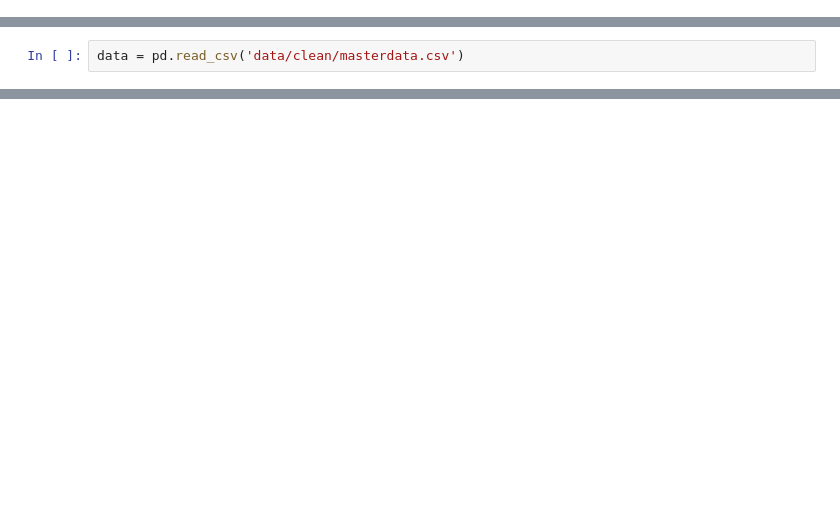
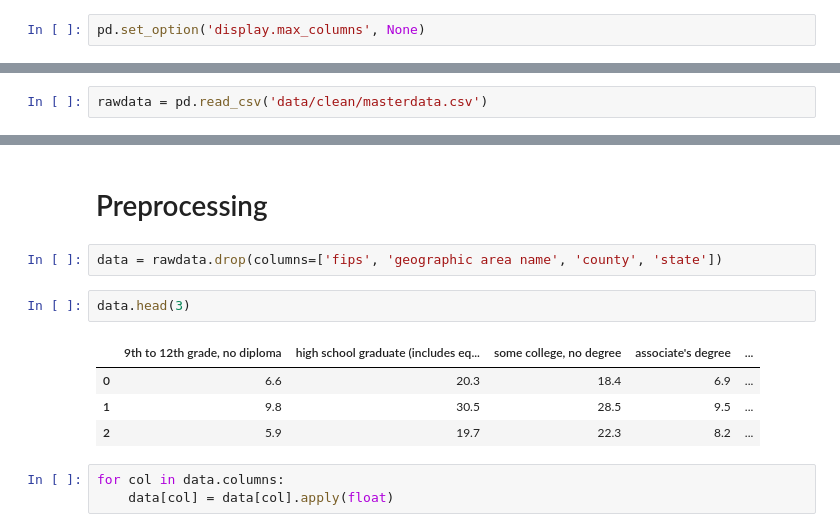
Before and after one commit to samaygarg/evprediction, a Jupyter notebook: finalproject_samay.ipynb, the cells around one changed output, grey strips where cells are left out. Cells and saved outputs as stored; diff of their text form; blank space fills up the shorter version.

```diff
--- a/finalproject_samay.ipynb
+++ b/finalproject_samay.ipynb
@@ -7,0 +42,2 @@ import os
+# %%
+pd.set_option('display.max_columns', None)
@@ -8,2 +46,2 @@ import os
 # %%
-data = pd.read_csv('data/clean/masterdata.csv')
+rawdata = pd.read_csv('data/clean/masterdata.csv')
@@ -9,0 +64,14 @@ data = pd.read_csv('data/clean/masterdata.csv')
+# %% [markdown]
+# Preprocessing
+# %%
+data = rawdata.drop(columns=['fips', 'geographic area name', 'county', 'state'])
+# %%
+data.head(3)
+# %% [output]
+|  | 9th to 12th grade, no diploma | high school graduate (includes eq... | some college, no degree | associate's degree | ... |
+| 0 | 6.6 | 20.3 | 18.4 | 6.9 | ... |
+| 1 | 9.8 | 30.5 | 28.5 | 9.5 | ... |
+| 2 | 5.9 | 19.7 | 22.3 | 8.2 | ... |
+# %%
+for col in data.columns:
+    data[col] = data[col].apply(float)
```
Also changed, not shown: parts of 31 cells of this notebook, 4 other files.
